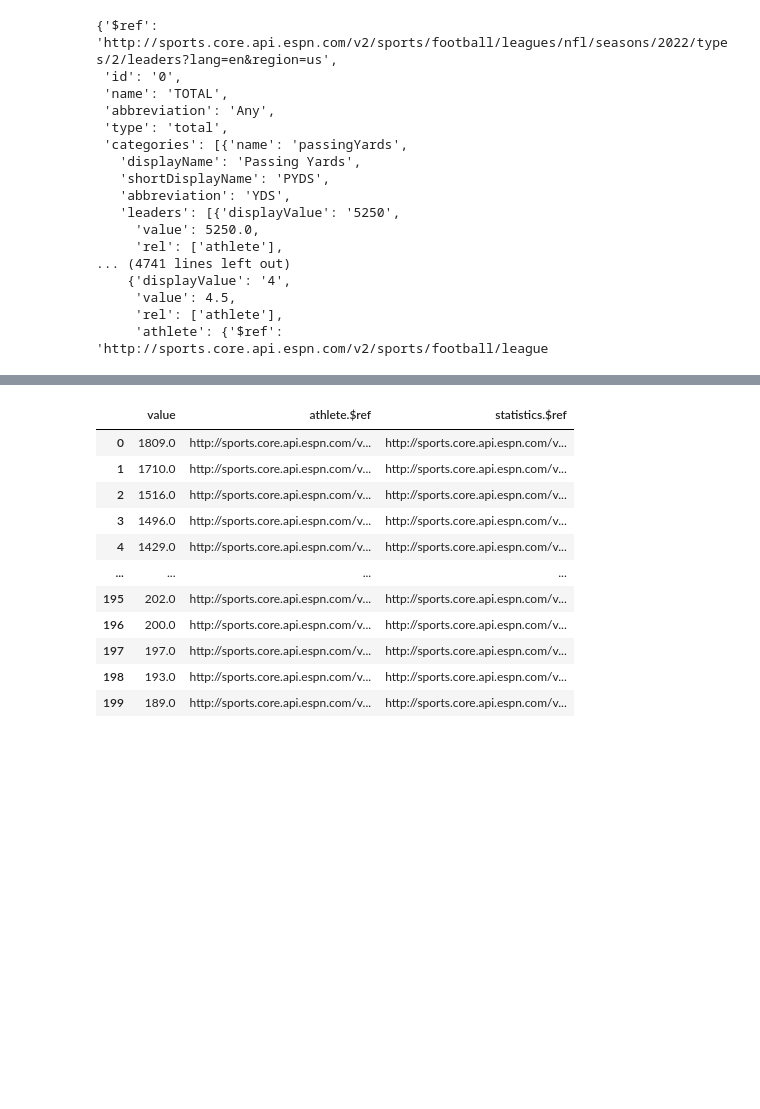
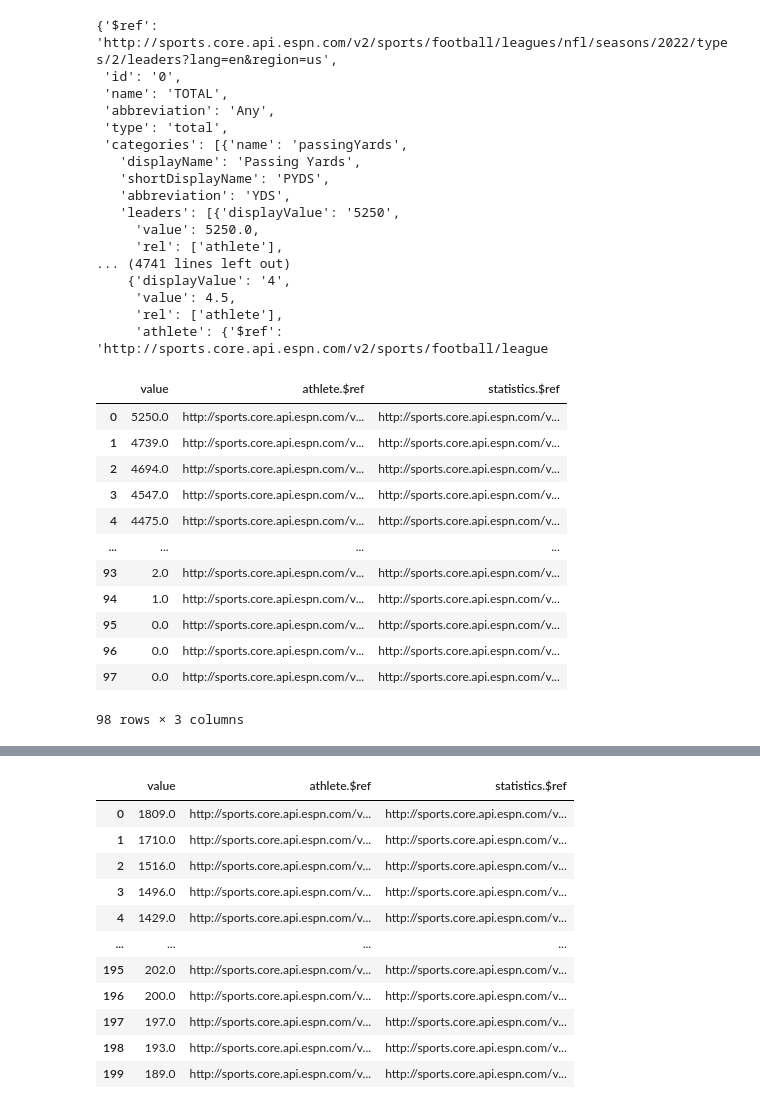
Before and after one commit to ColeDM-2020/INST414-Project, a Jupyter notebook: NFL_API_DATABASE.ipynb, the cells around one changed output, grey strips where cells are left out. Saved outputs shown, nothing was run; the diff lists cells and outputs as text; code cells hidden in the pictures; blank space fills up the shorter version.

```diff
--- a/NFL_API_DATABASE.ipynb
+++ b/NFL_API_DATABASE.ipynb
@@ -151,3 +151,22 @@ resp2_obj
      'value': 4.5,
      'rel': ['athlete'],
      'athlete': {'$ref': 'http://sports.core.api.espn.com/v2/sports/football/league
+# %%
+qb2 = (resp2_obj['categories'][0]['leaders'])
+qb3 = pd.json_normalize(qb2)
+qb4 = qb3[['value', 'athlete.$ref', 'statistics.$ref']].dropna()
+qb4
+# %% [output]
+|  | value | athlete.$ref | statistics.$ref |
+| 0 | 5250.0 | http://sports.core.api.espn.com/v... | http://sports.core.api.espn.com/v... |
+| 1 | 4739.0 | http://sports.core.api.espn.com/v... | http://sports.core.api.espn.com/v... |
+| 2 | 4694.0 | http://sports.core.api.espn.com/v... | http://sports.core.api.espn.com/v... |
+| 3 | 4547.0 | http://sports.core.api.espn.com/v... | http://sports.core.api.espn.com/v... |
+| 4 | 4475.0 | http://sports.core.api.espn.com/v... | http://sports.core.api.espn.com/v... |
+| ... | ... | ... | ... |
+| 93 | 2.0 | http://sports.core.api.espn.com/v... | http://sports.core.api.espn.com/v... |
+| 94 | 1.0 | http://sports.core.api.espn.com/v... | http://sports.core.api.espn.com/v... |
+| 95 | 0.0 | http://sports.core.api.espn.com/v... | http://sports.core.api.espn.com/v... |
+| 96 | 0.0 | http://sports.core.api.espn.com/v... | http://sports.core.api.espn.com/v... |
+| 97 | 0.0 | http://sports.core.api.espn.com/v... | http://sports.core.api.espn.com/v... |
+98 rows × 3 columns
```
Also changed, not shown: parts of 17 cells of this notebook, 2 other files.
